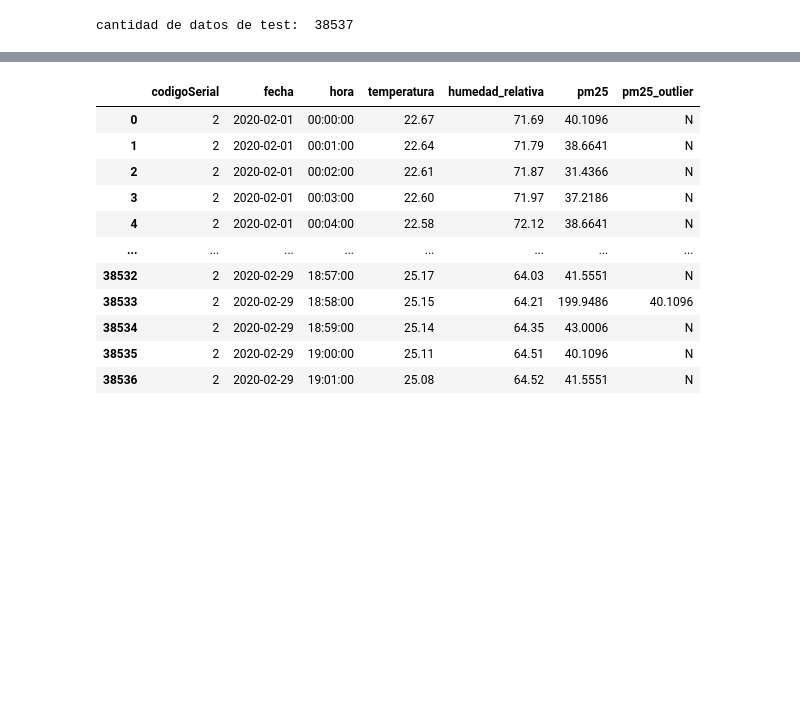
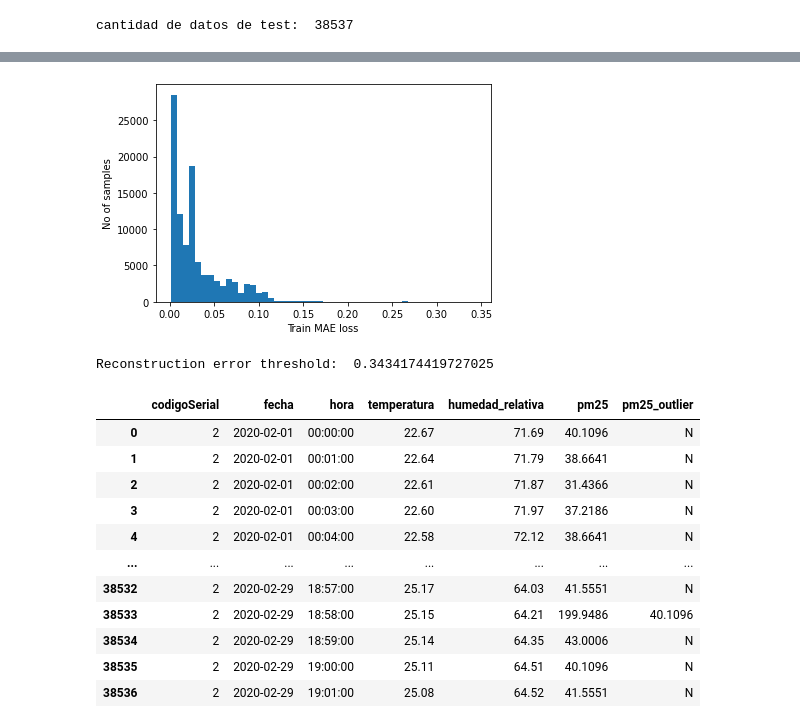
Before and after one commit to ferrcho024/Objetive_1, a Jupyter notebook: Outlier Detection/Autoencoder_MSE.ipynb, the cells around one changed output, grey strips where cells are left out. Saved outputs shown, nothing was run; the diff lists cells and outputs as text; code cells hidden in the pictures; blank space fills up the shorter version.

```diff
--- a/Outlier Detection/Autoencoder_MSE.ipynb
+++ b/Outlier Detection/Autoencoder_MSE.ipynb
@@ -173,5 +213,6 @@ Tiempo total: 0:01:19.784959
 # %%
 x_train_pred = model.predict(x_train)
+x_train_pred = np.sum(x_train_pred, axis=2) # Reshaping the array for compatibility with 1D model
 train_mae_loss = np.mean(np.abs(x_train_pred - x_train), axis=1)
 
 plt.hist(train_mae_loss, bins=50)
@@ -183,3 +224,4 @@ plt.show()
 # Get reconstruction loss threshold.
 threshold = np.max(train_mae_loss)
 print("Reconstruction error threshold: ", threshold)
+# %% [output]
@@ -185,0 +229,2 @@ print("Reconstruction error threshold: ", threshold)
+[figure, added]
+Reconstruction error threshold:  0.3434174419727025
```
Also changed, not shown: parts of 11 cells of this notebook, 20 other files.
